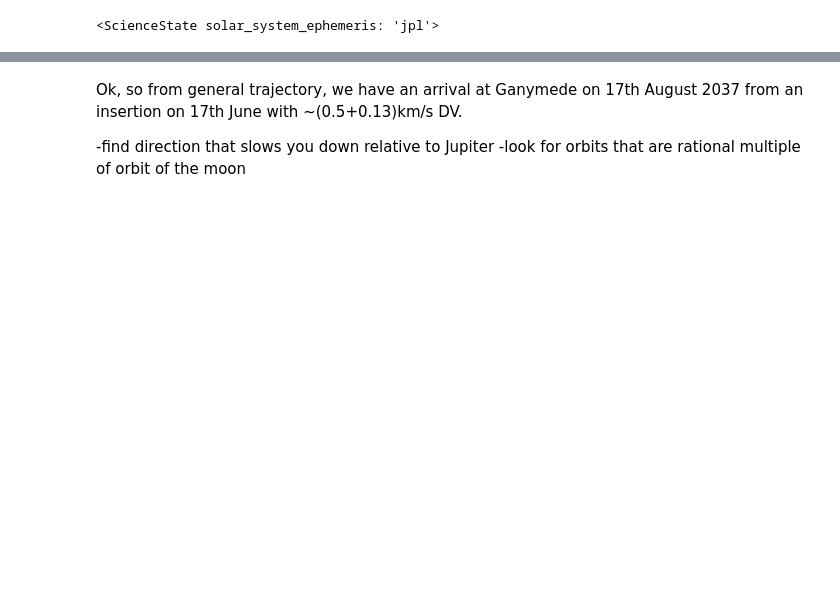
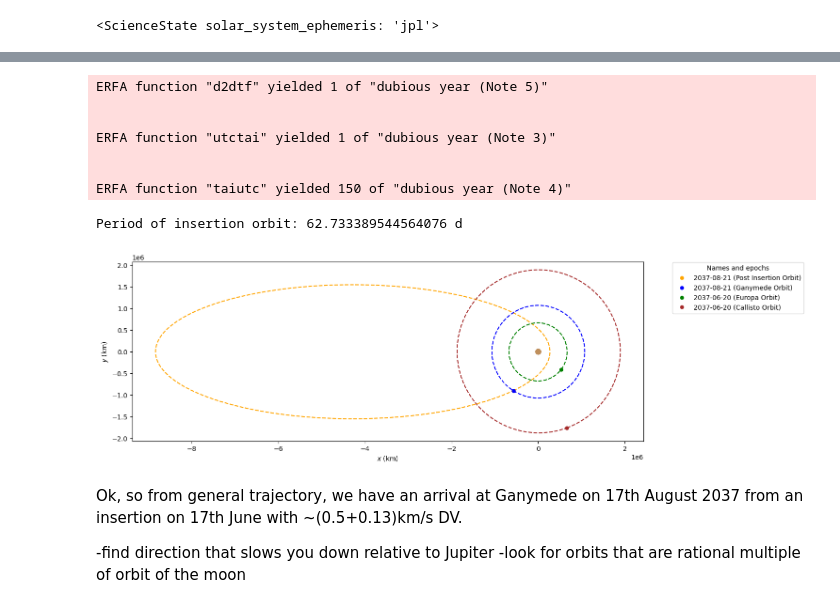
Before and after one commit to jackSN8/Starship_outer_planets_missions, a Jupyter notebook: jovian_moon_grand_tour.ipynb, the cells around one changed output, grey strips where cells are left out. Cells and saved outputs as stored; diff of their text form; code cells hidden in the pictures; blank space fills up the shorter version.

Commit message:
Got resonant g assist code somewhat working

```diff
--- a/jovian_moon_grand_tour.ipynb
+++ b/jovian_moon_grand_tour.ipynb
@@ -66,6 +67,8 @@ ERFA function "taiutc" yielded 1 of "dubious year (Note 4)"
 lowest_dv=1000*u.m/u.s
 character=[]
 
+
+#arrival date is date of insertion into jupiter orbit
 for arrival_date in arrival_dates:
     a_exit = (r_perijove+r_apijove)/2
     ecc_exit = (r_perijove-r_apijove)/(r_perijove+r_apijove)
@@ -83,7 +86,7 @@ for arrival_date in arrival_dates:
         plane=Planes.EARTH_ECLIPTIC
     )
     for tof in range(55,65)*u.day:
-        ganymede_orb= Orbit.from_ephem(Jupiter,ganymede_ephem,arrival_date+tof)
+        ganymede_orb= placeholder_ganymede_orbit.propagate(arrival_date+tof)
         lambert=Maneuver.lambert(arrival_orbit,ganymede_orb,M=0)
         dv=np.linalg.norm(lambert[0][1])
         if dv<lowest_dv:
@@ -137,0 +103,21 @@ ERFA function "taiutc" yielded 1 of "dubious year (Note 4)"
+# %%
+first_assist_date=arrival_date_final+tof_final
+
+ganymede_orb=placeholder_ganymede_orbit.propagate(first_assist_date)
+europa_orb=placeholder_europa_orbit.propagate(arrival_date_final)
+callisto_orb=placeholder_callisto_orbit.propagate(arrival_date_final)
+
+plotter=StaticOrbitPlotter(plane=Planes.EARTH_ECLIPTIC)
+post_insertion_orb,dummy=character[2].apply_maneuver(character[3],intermediate=True)
+print(f"Entered into {post_insertion_orb}")
+print(f"with perijove {post_insertion_orb.r_p.to(u.km)-Jupiter.R.to(u.km)}")
+
+post_insertion_orb=post_insertion_orb.propagate(first_assist_date)
+
+plotter.plot(post_insertion_orb, label="Post Insertion Orbit", color="orange")
+plotter.plot(ganymede_orb, label="Ganymede Orbit", color="blue")
+# plotter.plot(dummy, label="Transfer Maneuver", color="red")
+plotter.plot(europa_orb, label="Europa Orbit", color="green")
+plotter.plot(callisto_orb, label="Callisto Orbit", color="brown")
+print(f"Period of insertion orbit: {post_insertion_orb.period.to(u.day)}")
+# %% [output]
@@ -138,3 +126,12 @@ ERFA function "taiutc" yielded 1 of "dubious year (Note 4)"
+ERFA function "d2dtf" yielded 1 of "dubious year (Note 5)"
+
+
+ERFA function "utctai" yielded 1 of "dubious year (Note 3)"
+
+
+ERFA function "taiutc" yielded 150 of "dubious year (Note 4)"
+Period of insertion orbit: 62.733389544564076 d
+[figure, added]
 # %% [markdown]
 Ok, so from general trajectory, we have an arrival at Ganymede on 17th August 2037 from an insertion on 17th June with ~(0.5+0.13)km/s DV.
 
```
Also changed, not shown: parts of 13 cells of this notebook, 2 other files.
